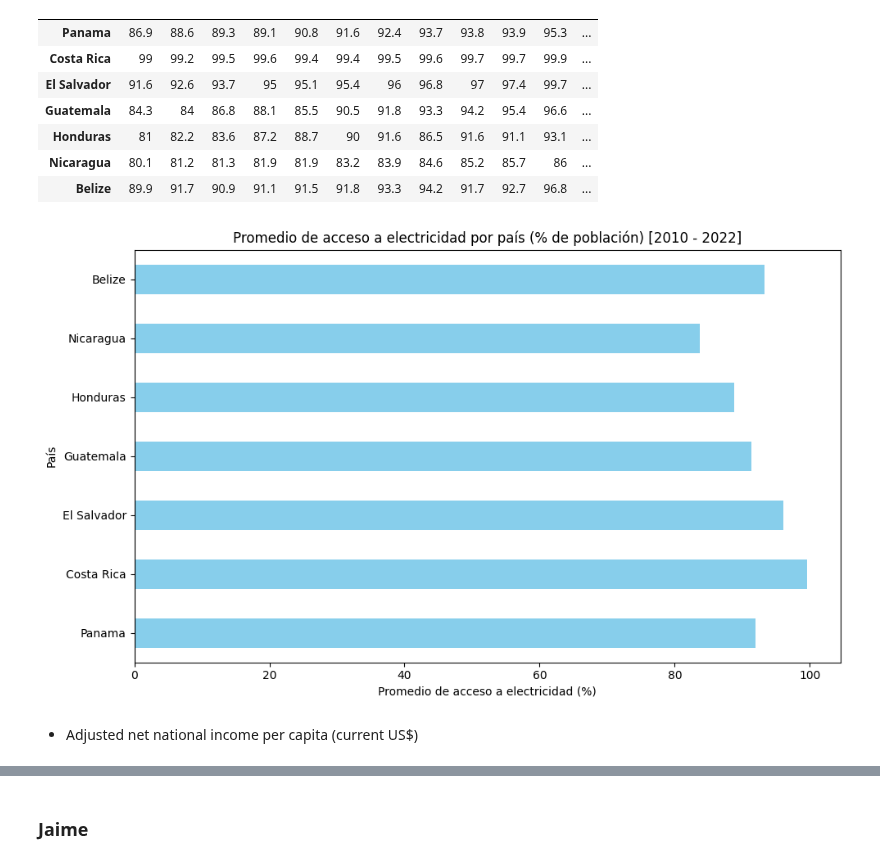
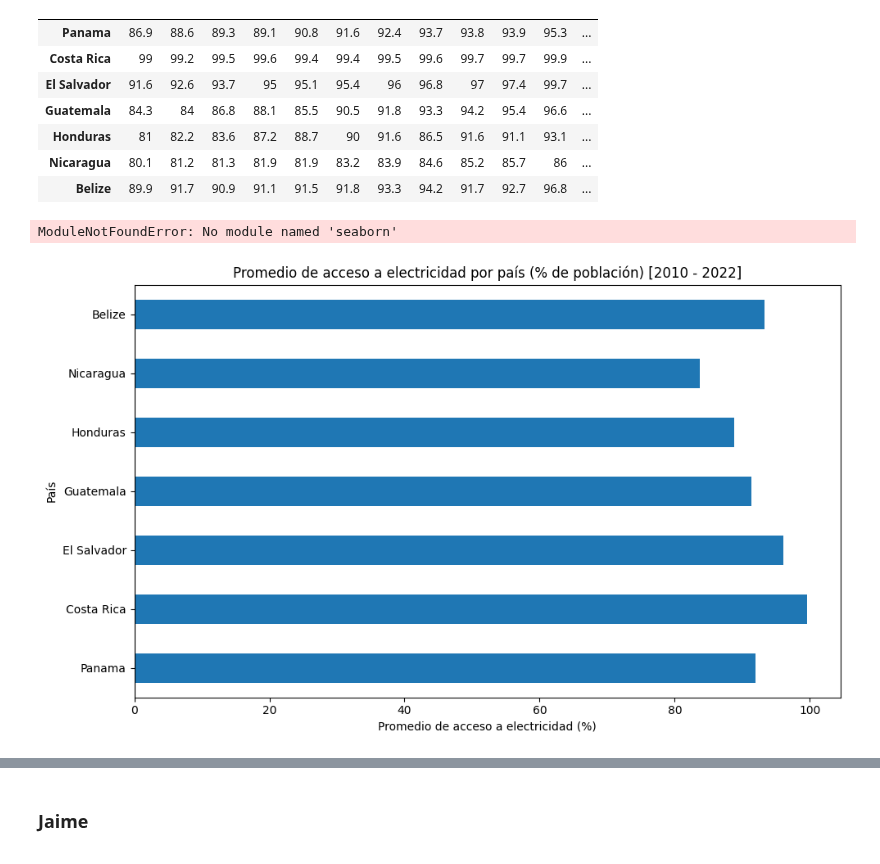
Before and after one commit to KarenSSanchezP/AnalisisLongevidad-AC, a Jupyter notebook: archivo.ipynb, the cells around one changed output, grey strips where cells are left out. Cells and saved outputs as stored; diff of their text form; code cells hidden in the pictures.

```diff
--- a/archivo.ipynb
+++ b/archivo.ipynb
@@ -96,27 +107,55 @@ dfAccessElectricity
 | Honduras | 81 | 82.2 | 83.6 | 87.2 | 88.7 | 90 | 91.6 | 86.5 | 91.6 | 91.1 | 93.1 | ... |
 | Nicaragua | 80.1 | 81.2 | 81.3 | 81.9 | 81.9 | 83.2 | 83.9 | 84.6 | 85.2 | 85.7 | 86 | ... |
 | Belize | 89.9 | 91.7 | 90.9 | 91.1 | 91.5 | 91.8 | 93.3 | 94.2 | 91.7 | 92.7 | 96.8 | ... |
+# %%
+from pyparsing import Regex
+import seaborn as sns
+import matplotlib.pyplot as plt
+
+# Filtrar por un indicador específico
+dfAccessElectricity = df[df['Indicador'] == "Access to electricity (% of population)"]
+
+# Convertir columnas a numérico y calcular la media por país
+dfAccessElectricity.iloc[:, 2:] = dfAccessElectricity.iloc[:, 2:].apply(pd.to_numeric, errors='coerce')
+# eliminar la columna indicador
+dfAccessElectricity = dfAccessElectricity.drop(columns=['Indicador'])
+# elegimos la columna "País" como index y eliminamos la columna "País"
+dfAccessElectricity.set_index('País', inplace=True)
+#dfGPD
+
+plt.figure(figsize=(12, 6))
+
+for pais in dfAccessElectricity.index:
+    plt.plot(dfAccessElectricity.columns, dfAccessElectricity.loc[pais], marker='o', label=pais)
+
+plt.title('Promedio de acceso a electricidad por país (% de población) [2010 - 2022]', fontsize=14)
+plt.xlabel('Año', fontsize=12)
+plt.ylabel('Promedio de acceso a electricidad (%)', fontsize=12)
+plt.xticks(rotation=45)
+plt.legend(title='País')
+plt.grid(alpha=0.3)
+plt.show()
+# %% [output]
+ModuleNotFoundError: No module named 'seaborn'
 # %%
 import matplotlib.pyplot as plt
 
 # Convertir todas las columnas (excepto el índice) a valores numéricos
 dfAccessElectricity = dfAccessElectricity.apply(pd.to_numeric, errors='coerce')
 
 # Calcular la media de cada fila (promedio por país)
 dfAccessElectricity['Media'] = dfAccessElectricity.mean(axis=1)
 
 # Crear el gráfico de barras horizontales para la media de cada país
-dfAccessElectricity['Media'].plot(kind='barh', color='skyblue', figsize=(10, 6))
+dfAccessElectricity['Media'].plot(kind='barh', figsize=(10, 6))
 
 # Añadir etiquetas y título
 plt.xlabel('Promedio de acceso a electricidad (%)')
 plt.ylabel('País')
 plt.title('Promedio de acceso a electricidad por país (% de población) [2010 - 2022]')
 
 # Mostrar el gráfico
 plt.tight_layout()
 plt.show()
 # %% [output]
-[figure, old version]
+[figure, new version]
-# %% [markdown]
-- Adjusted net national income per capita (current US$)
```
Also changed, not shown: parts of 5 cells of this notebook.
